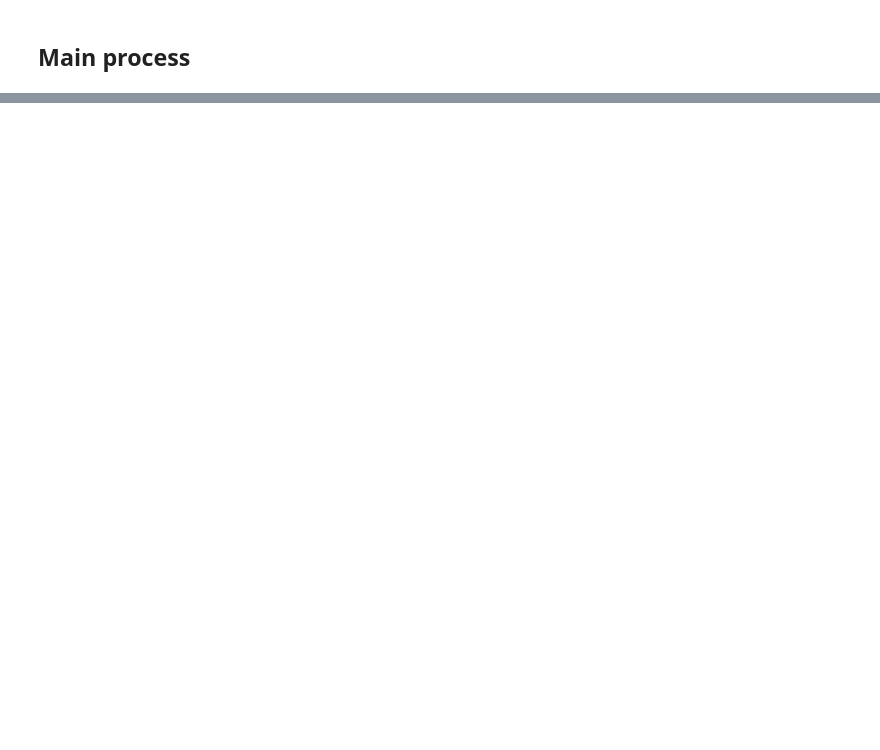
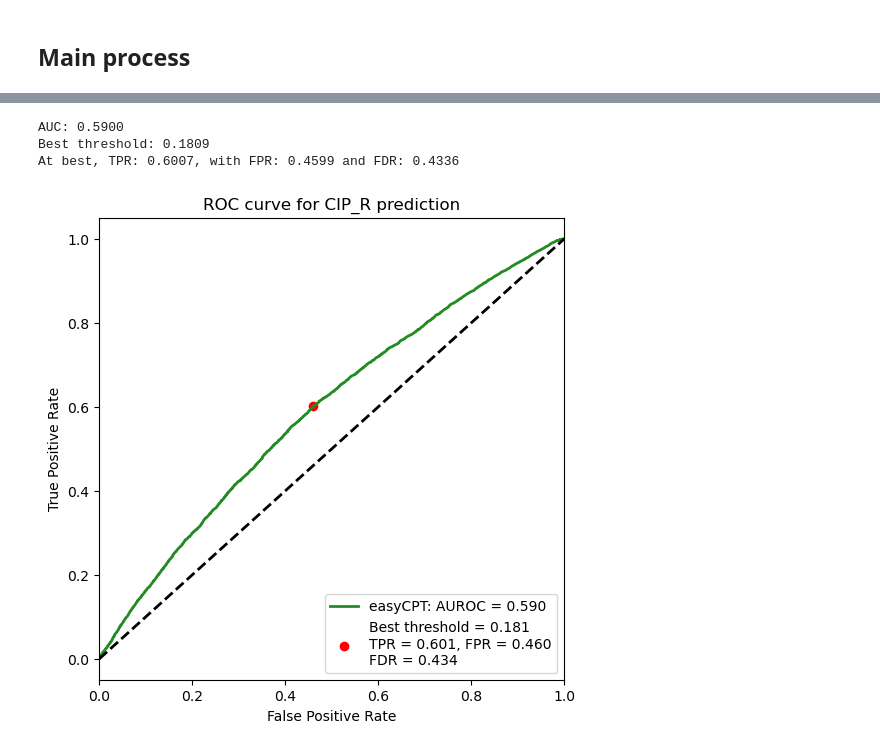
Before and after one commit to jespeols/ARFusion, a Jupyter notebook: AE_results_request_unimodal.ipynb, the cells around one changed output, grey strips where cells are left out. Cells and saved outputs as stored; diff of their text form; code cells hidden in the pictures; blank space fills up the shorter version.

```diff
--- a/AE_results_request_unimodal.ipynb
+++ b/AE_results_request_unimodal.ipynb
@@ -55,9 +57,8 @@ ab_to_idx
 # %% [markdown]
 ## Load and prepare dataset for inference
 # %%
-# ds_path = data_config['TESSy']['load_path']
-ds_path = 'data/TESSy_15_all_pathogens.pkl'
-# ds_path = 'data/TESSy_16_all_pathogens.pkl'
+# ds_path = 'data/TESSy_15_all_pathogens.pkl'
+ds_path = data_config['load_path']
 ds_TESSy = pd.read_pickle(ds_path)
 print(f"Total number of samples in TESSy: {len(ds_TESSy):,}")
 # %% [output]
@@ -207,6 +211,18 @@ vocab_size = len(vocab)
 # model_name = 'mask_exp_0.8_0.1same_WL'            # 0.0,0.44 for CAZ, 0.28,0.46 for CIP
 # model_name = 'mask_exp_0.8_0.05same_WL'           # 0.0,0.62 for CAZ, 0.42,0.50 for CIP
 
+################################ New models ##################################
+# model_name = 'easyCPT'                            # 0.02,0.22 for CAZ, 0.10,0.0.40 for CIP
+# model_name = 'mediumCPT'                          # 0.0,0.14 for CAZ, 0.03,0.41 for CIP
+# model_name = 'hardCPT'                            # 0.0,0.0 for CAZ, 0.0,0.41 for CIP
+# model_name = 'easyRPT'                            # 0.02,0.28 for CAZ, 0.0,0.40 for CIP
+# model_name = 'mediumRPT'                          # 0.00,0.35 for CAZ, 0.04,0.40 for CIP
+# model_name = 'hardRPT'                            # 0.00,0.29 for CAZ, 0.001,0.41 for CIP
+################################ New models [WL] ##################################
+# model_name = 'super_easyCPT_WL'                   # 0.05,0.51 for CAZ, 0.46,0.52 for CIP
+# model_name = 'super_easyCPT_strong_WL'            # 0.04,0.62 for CAZ, (0.67),0.64 for CIP
+# model_name = 'easyCPT_WL'                         # 0.04,0.44 for CAZ, 0.22,0.50 for CIP
+# model_name = 'mediumRPT_WL'                       # 0.00,0.40 for CAZ, 0.32,0.62 for CIP
 
 model_path = f'results/pheno/{model_name}/model_state.pt'
 
@@ -230,6 +246,6 @@ print("selected ab", selected_ab)
 # print("Saved model:")
 # print(torch.load(model_path)['ab_predictors'][ab_idx]['classifier.3.weight'])
 # print(torch.load(model_path)['ab_predictors'][ab_idx]['classifier.3.bias'])
-bert.set_state_dict(torch.load(model_path))
+bert.load_state_dict(torch.load(model_path))
 # %% [output]
 selected ab CIP
@@ -302,0 +339,28 @@ Total CIP_S accuracy: 0.9194
+# %%
+fpr, tpr, thresholds = roc_curve(targets.cpu().numpy(), pred_sigmoids.cpu().numpy())
+auc_score = auc(fpr, tpr)
+print(f"AUC: {auc_score:.4f}")
+best_index = np.argmax(tpr-fpr)
+best_threshold = thresholds[best_index]
+fpr_best, tpr_best = fpr[best_index], tpr[best_index]
+fdr= fpr_best/(fpr_best+tpr_best)
+print(f"Best threshold: {best_threshold:.4f}")
+print(f"At best, TPR: {tpr[best_index]:.4f}, with FPR: {fpr[best_index]:.4f} and FDR: {fdr:.4f}")
+# %% [output]
+AUC: 0.5900
+Best threshold: 0.1809
+At best, TPR: 0.6007, with FPR: 0.4599 and FDR: 0.4336
+# %%
+plt.figure(figsize=(6, 6))
+plt.plot(fpr, tpr, color='forestgreen', lw=2, label=f'{model_name}: AUROC = {auc_score:.3f}')
+plt.plot([0, 1], [0, 1], color='k', lw=2, linestyle='--')
+label = f'Best threshold = {best_threshold:.3f}\nTPR = {tpr_best:.3f}, FPR = {fpr_best:.3f}\nFDR = {fdr:.3f}'
+plt.scatter(fpr_best, tpr_best, color='red', label=label)
+plt.xlim([0.0, 1.0])
+plt.legend(loc='lower right')
+plt.xlabel('False Positive Rate')
+plt.ylabel('True Positive Rate')
+plt.title(f'ROC curve for {selected_ab}_R prediction')
+plt.show()
+# %% [output]
+[figure, added]
```
Also changed, not shown: parts of 10 cells of this notebook, 4 other files.
